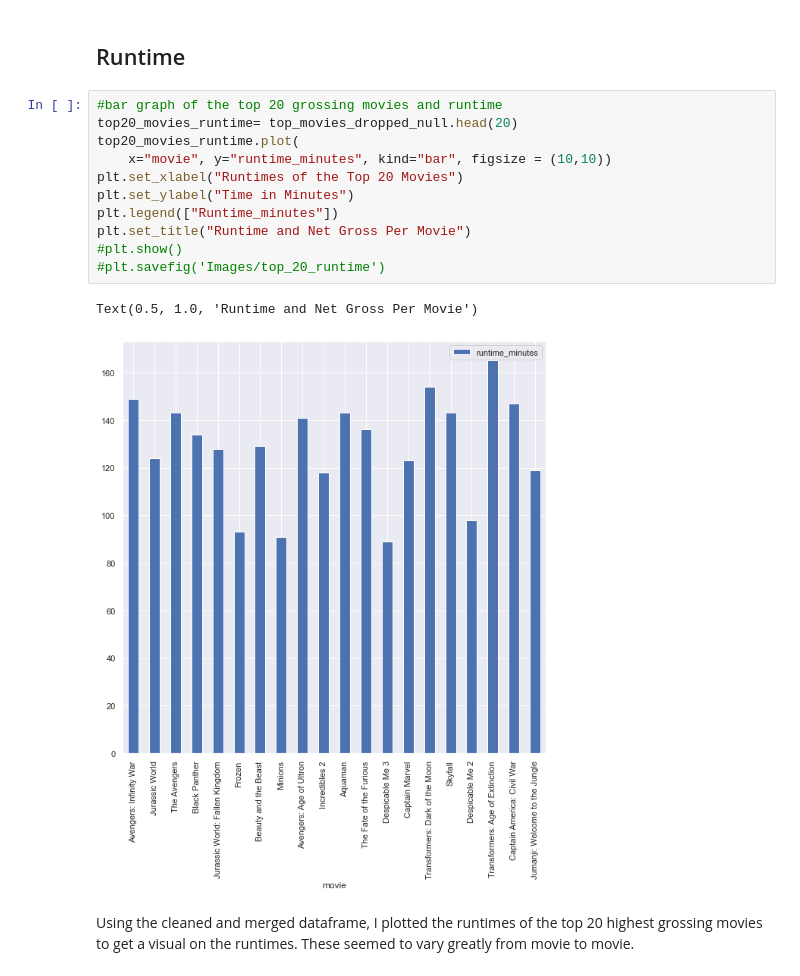
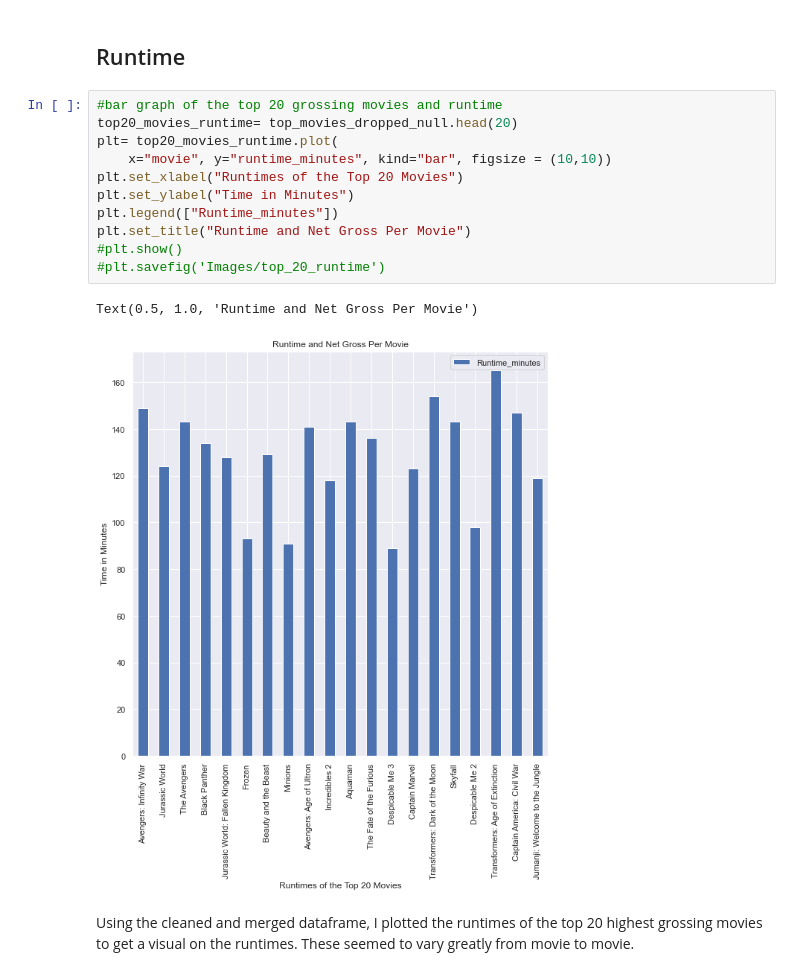
Before and after one commit to ldwilker10/dsc-phase-1-project-v2-4, a Jupyter notebook: Microsoft_Analysis.ipynb, the cells around one changed output. Drawn from its saved outputs; the diff is of its cells as text.

```diff
--- a/Microsoft_Analysis.ipynb
+++ b/Microsoft_Analysis.ipynb
@@ -434,17 +435,17 @@ When it comes average production budget vs average net gross, the average produc
 # %%
 #bar graph of the top 20 grossing movies and runtime
 top20_movies_runtime= top_movies_dropped_null.head(20)
-top20_movies_runtime.plot(
+plt= top20_movies_runtime.plot(
     x="movie", y="runtime_minutes", kind="bar", figsize = (10,10))
 plt.set_xlabel("Runtimes of the Top 20 Movies")
 plt.set_ylabel("Time in Minutes")
 plt.legend(["Runtime_minutes"])
 plt.set_title("Runtime and Net Gross Per Movie")
 #plt.show()
 #plt.savefig('Images/top_20_runtime')
 # %% [output]
 Text(0.5, 1.0, 'Runtime and Net Gross Per Movie')
-[figure, old version]
+[figure, new version]
 # %% [markdown]
 Using the cleaned and merged dataframe, I plotted the runtimes of the top 20 highest grossing movies to get a visual on the runtimes. These seemed to vary greatly from movie to movie.
 # %%
```
Also changed, not shown: parts of 14 cells of this notebook.
